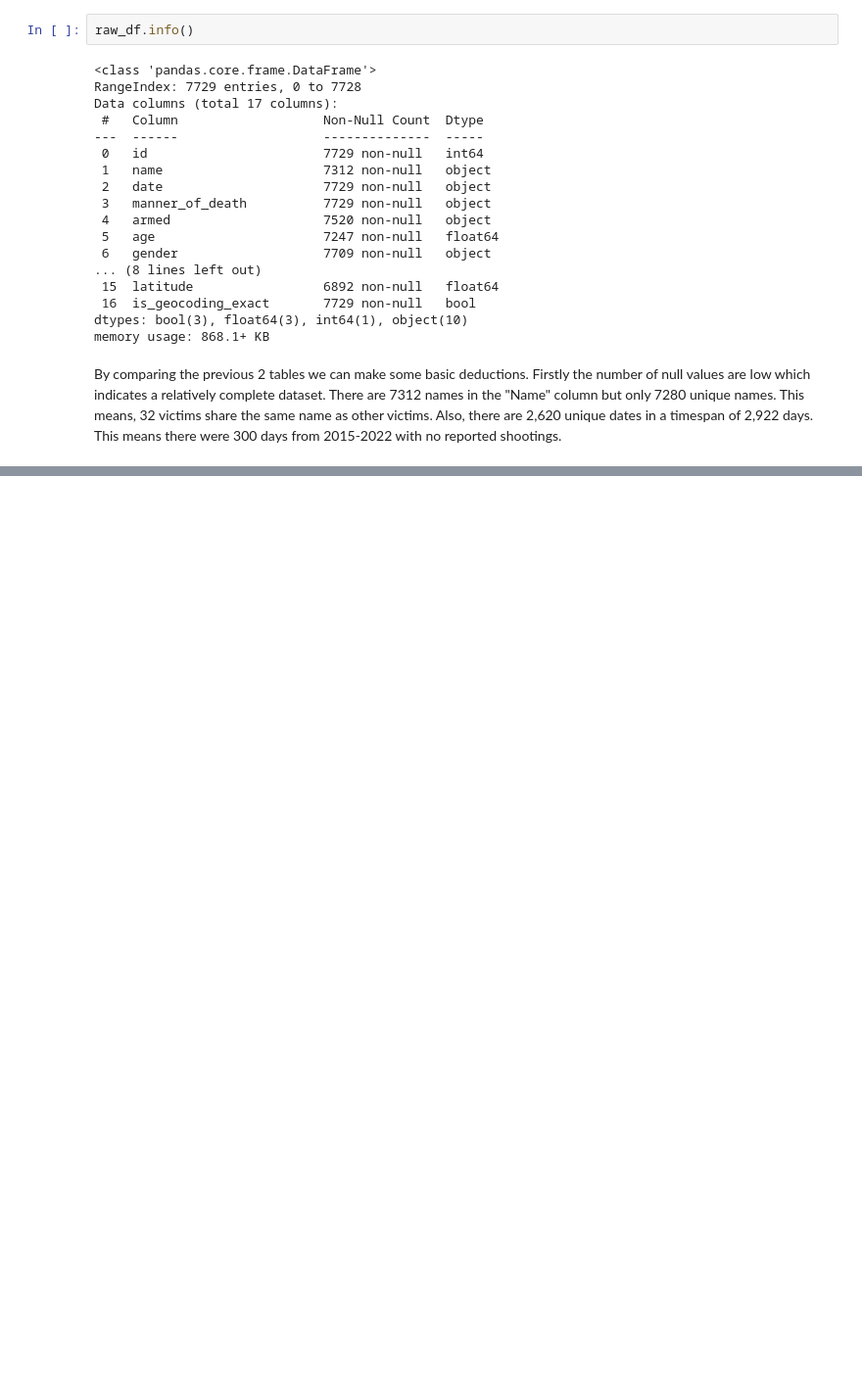
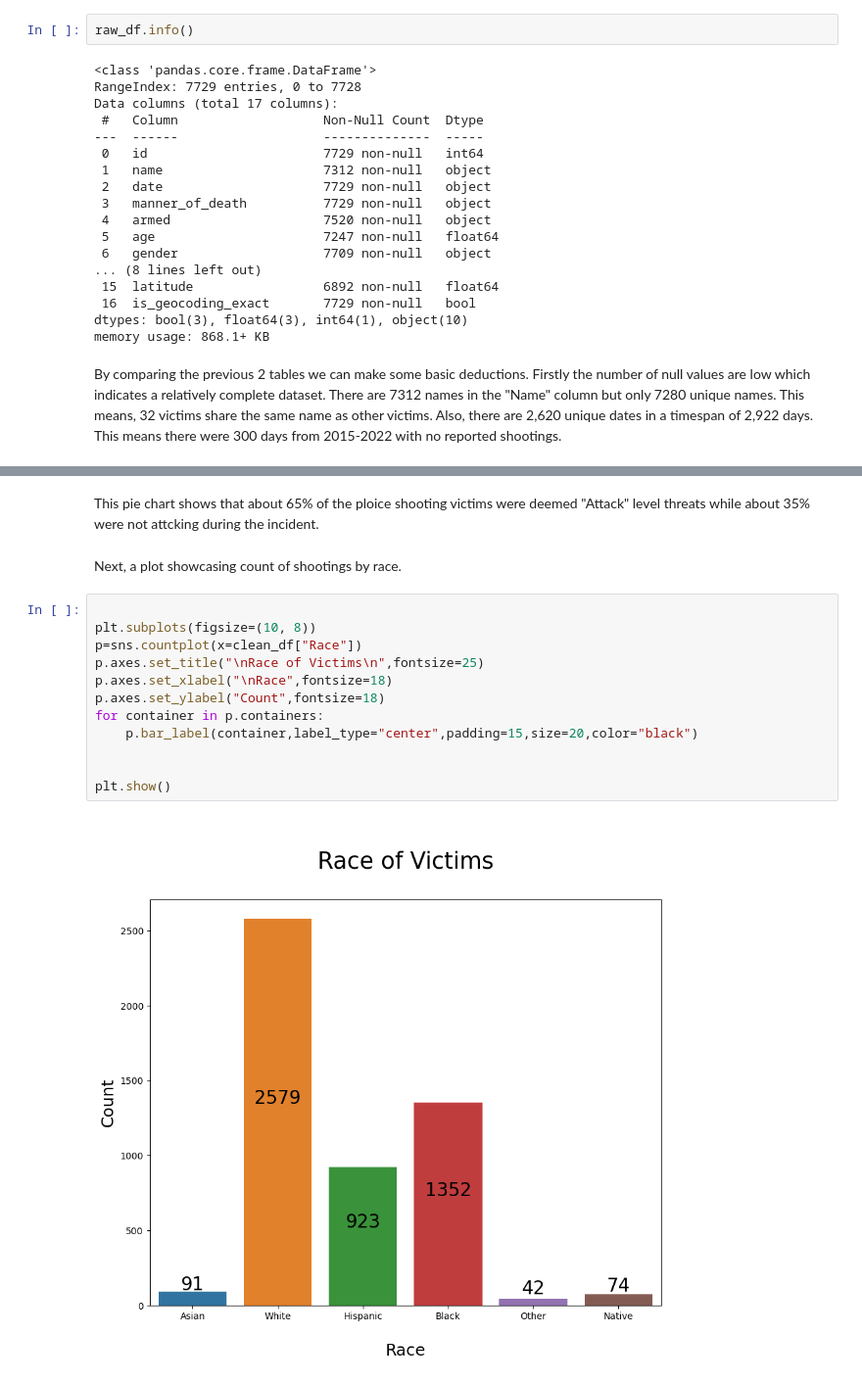
Before and after one commit to ubco-W2022T1-cosc301/project-group48, a Jupyter notebook: notebooks/analysis1.ipynb, the cells around one changed output, grey strips where cells are left out. Shown: that part at 98% size. Saved outputs shown, nothing was run; the diff lists cells and outputs as text; blank space fills up the shorter version.

```diff
--- a/notebooks/analysis1.ipynb
+++ b/notebooks/analysis1.ipynb
@@ -143,0 +215,18 @@ Next I will add some external data to help with my analysis. To do this I will f
+# %% [markdown]
+This pie chart shows that about 65% of the ploice shooting victims were deemed "Attack" level threats while about 35% were not attcking during the incident.
+# %% [markdown]
+Next, a plot showcasing count of shootings by race.
+# %%
+
+plt.subplots(figsize=(10, 8))
+p=sns.countplot(x=clean_df["Race"])
+p.axes.set_title("\nRace of Victims\n",fontsize=25)
+p.axes.set_xlabel("\nRace",fontsize=18)
+p.axes.set_ylabel("Count",fontsize=18)
+for container in p.containers:
+    p.bar_label(container,label_type="center",padding=15,size=20,color="black")
+
+
+plt.show()
+# %% [output]
+[figure, added]
```
Also changed, not shown: parts of 44 cells of this notebook, 5 other files.
